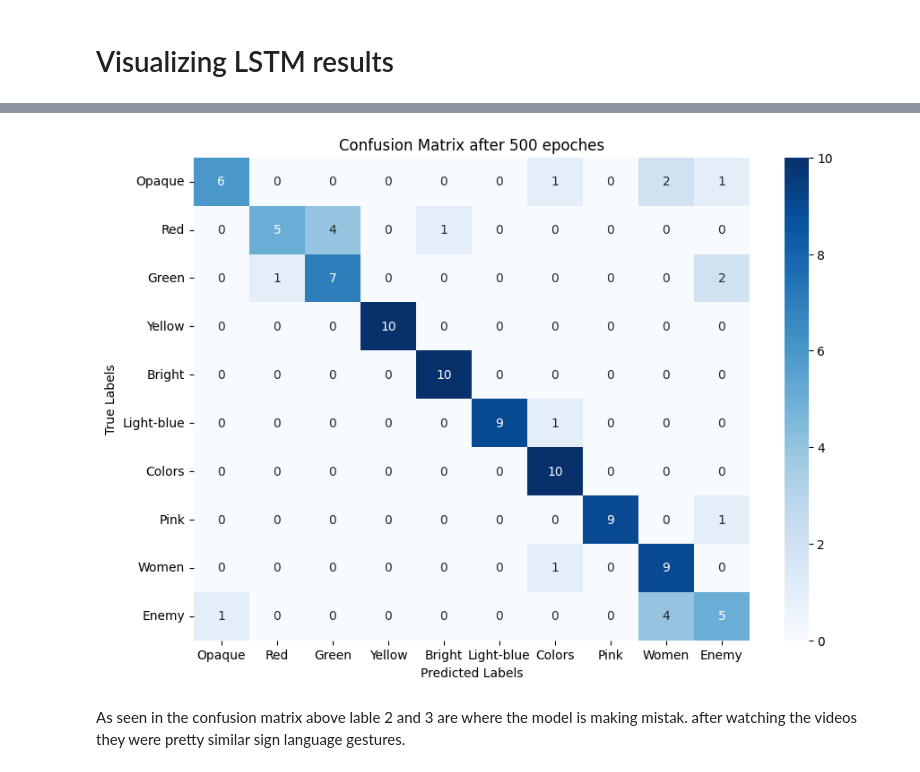
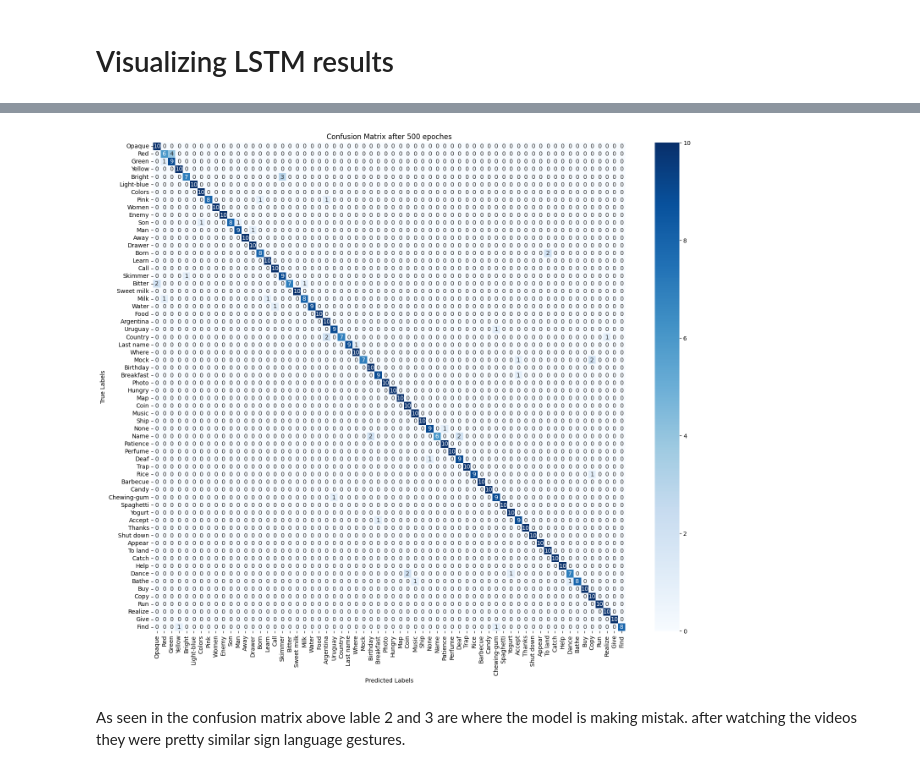
Before and after one commit to SadeghAllahverdi/SignLanguage-project, a Jupyter notebook: Tuesday(April 2).ipynb, the cells around one changed output, grey strips where cells are left out. Saved outputs shown, nothing was run; the diff lists cells and outputs as text; code cells hidden in the pictures.

```diff
--- a/Tuesday(April 2).ipynb
+++ b/Tuesday(April 2).ipynb
@@ -114,16 +114,16 @@ result= get_landmarks(root, class_names)
 # %% [markdown]
 # Saving detections for later use
 # %%
-save_directory= 'lsa64_raw/some_results/'
+save_directory= 'lsa64_raw/all_results/'
 # %%
-np.save(os.path.join(save_directory, 'detections(no_left_handno_face).npy'), np.array(result[0]))     # saving detection
-with open(os.path.join(save_directory, 'labels(no_left_handno_face).json'), 'w') as file:
+np.save(os.path.join(save_directory, 'detections.npy'), np.array(result[0]))     # saving detection
+with open(os.path.join(save_directory, 'labels.json'), 'w') as file:
     json.dump(result[1], file)                                                   # saving labels
 # %% [markdown]
 # Loading detections and labels and doing the split
 # %%
-detections= np.load(os.path.join(save_directory, 'detections(no_left_hand).npy'), allow_pickle=True)
-with open(os.path.join(save_directory, 'labels(no_left_hand).json'), 'r') as file:
+detections= np.load(os.path.join(save_directory, 'detections.npy'), allow_pickle=True)
+with open(os.path.join(save_directory, 'labels.json'), 'r') as file:
     labels= json.load(file)
 # %%
 #splitting the dataset
@@ -173,14 +173,14 @@ class SequentialModel(nn.Module):
     def __init__(self):
         super(SequentialModel, self).__init__()
         # Define the LSTM layers
-        self.lstm1 = nn.LSTM(input_size=1599, hidden_size=64, batch_first=True)
-        self.lstm2 = nn.LSTM(input_size=64, hidden_size=64, batch_first=True)
-        self.lstm3 = nn.LSTM(input_size=64, hidden_size=32, batch_first=True)
+        self.lstm1 = nn.LSTM(input_size=1662, hidden_size=128, batch_first=True)
+        self.lstm2 = nn.LSTM(input_size=128, hidden_size=128, batch_first=True)
+        self.lstm3 = nn.LSTM(input_size=128, hidden_size=128, batch_first=True)
 
         # Define the Dense layers
-        self.dense1 = nn.Linear(32, 32)
-        self.dense2 = nn.Linear(32, 32)
-        self.dense3 = nn.Linear(32, 10)
+        self.dense1 = nn.Linear(128, 128)
+        self.dense2 = nn.Linear(128, 128)
+        self.dense3 = nn.Linear(128, 64)
 
         # Define activation functions
         self.relu = nn.ReLU()
@@ -326,15 +326,22 @@ plt.show()
 # %%
 conf_matrix = confusion_matrix(all_labels, all_preds)
 class_names= ['Opaque', 'Red', 'Green', 'Yellow', 'Bright', 'Light-blue', 'Colors', 'Pink',
-              'Women', 'Enemy']
-plt.figure(figsize=(10, 7))
+              'Women', 'Enemy', 'Son', 'Man', 'Away', 'Drawer', 'Born', 'Learn',
+              'Call', 'Skimmer', 'Bitter', 'Sweet milk', 'Milk', 'Water', 'Food', 'Argentina',
+              'Uruguay', 'Country', 'Last name', 'Where', 'Mock', 'Birthday', 'Breakfast', 'Photo',
+              'Hungry', 'Map', 'Coin', 'Music', 'Ship', 'None', 'Name', 'Patience',
+              'Perfume', 'Deaf', 'Trap', 'Rice', 'Barbecue', 'Candy', 'Chewing-gum', 'Spaghetti',
+              'Yogurt', 'Accept', 'Thanks', 'Shut down', 'Appear', 'To land', 'Catch', 'Help',
+              'Dance', 'Bathe', 'Buy', 'Copy', 'Run', 'Realize', 'Give', 'Find']
+
+plt.figure(figsize=(18, 15))
 sns.heatmap(conf_matrix, annot=True, fmt="d", cmap="Blues", xticklabels=class_names, yticklabels=class_names)
 plt.xlabel('Predicted Labels')
 plt.ylabel('True Labels')
 plt.title('Confusion Matrix after 500 epoches')
 plt.show()
 # %% [output]
-[figure, old version]
+[figure, new version]
 # %% [markdown]
 As seen in the confusion matrix above lable 2 and 3 are where the model is making mistak. after watching the videos they were pretty similar sign language gestures.
 # %% [markdown]
```
Also changed, not shown: parts of 17 cells of this notebook.
